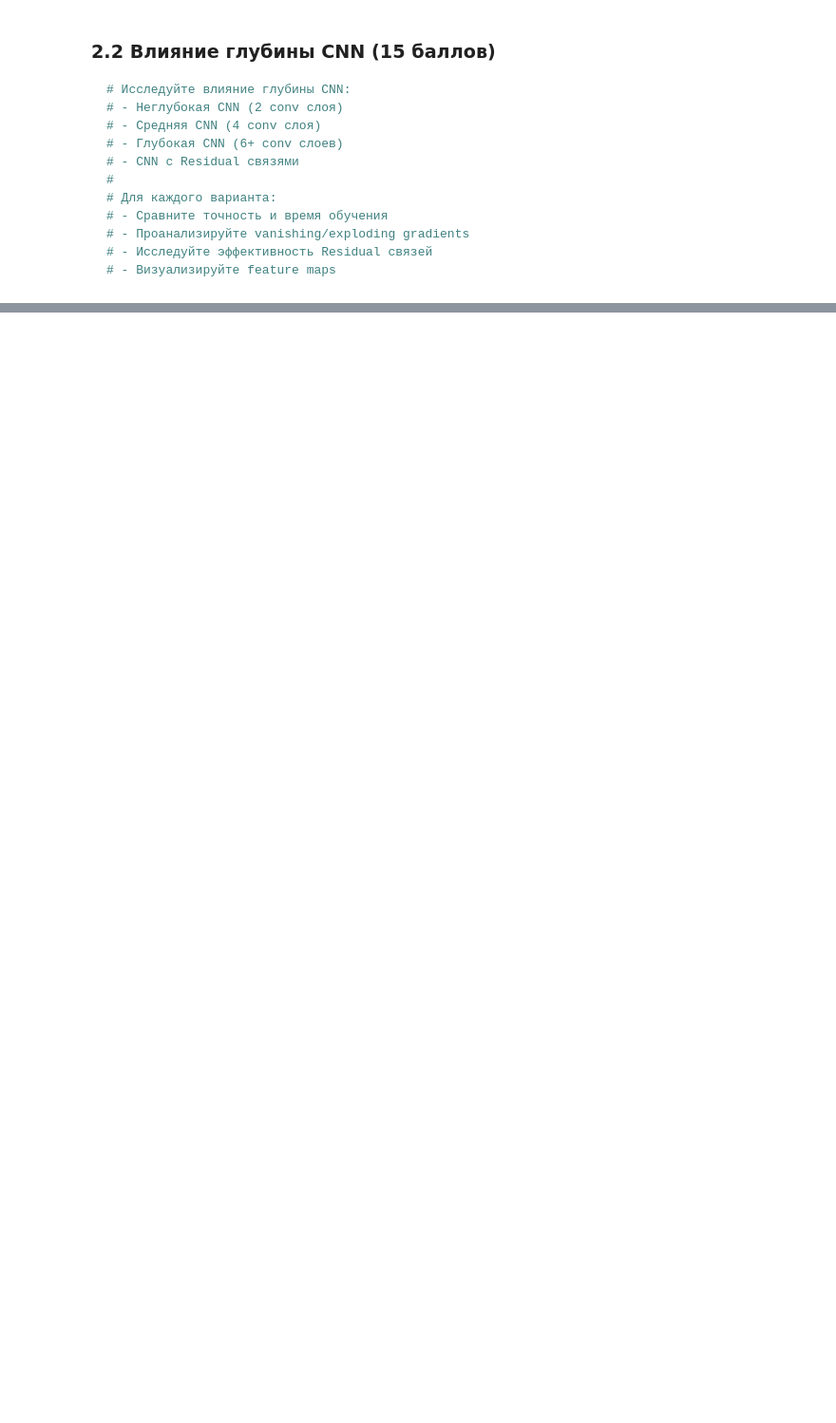
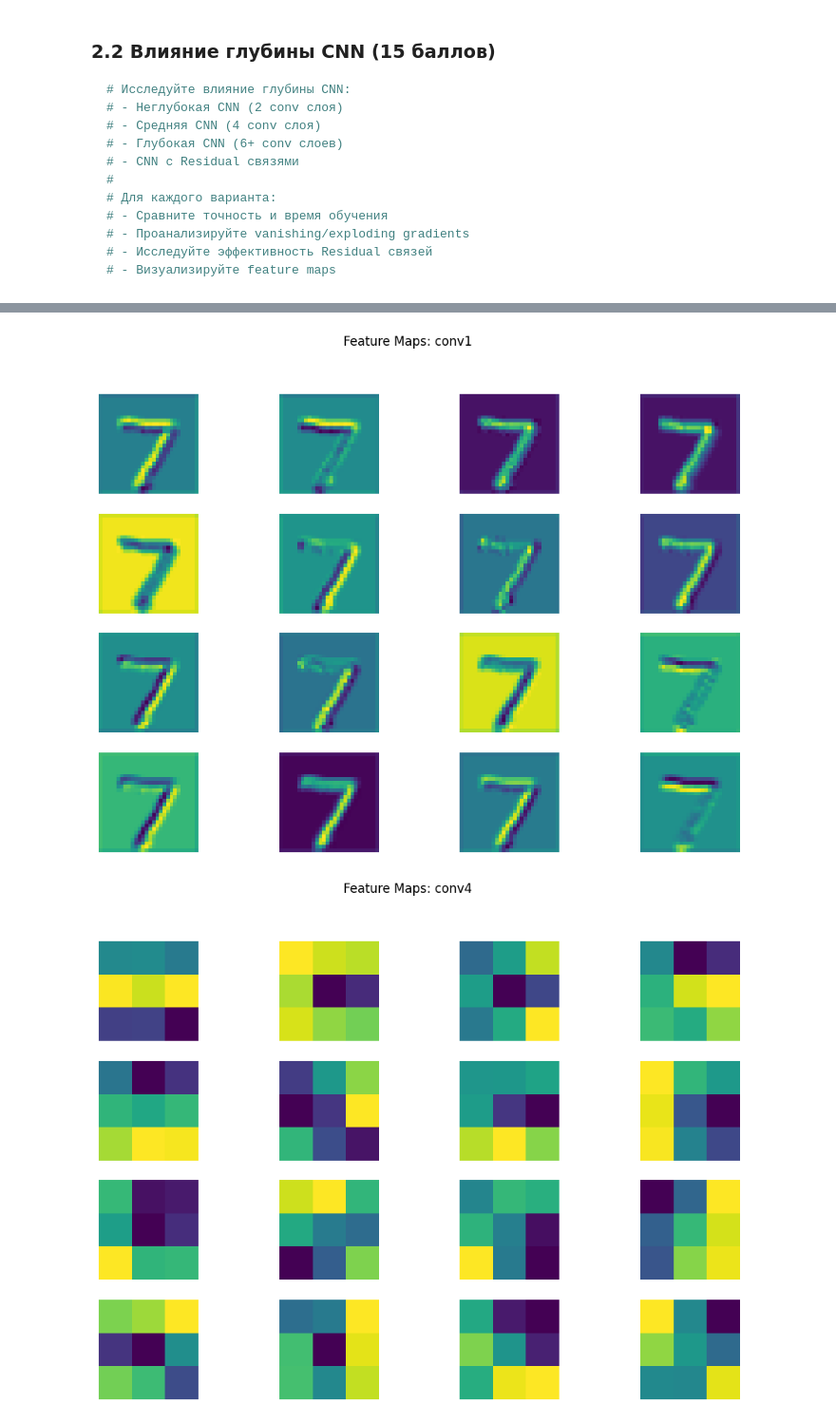
Before and after one commit to experiencedInternetUser/torch, a Jupyter notebook: lesson4-conv-models/homework_cnn_architecture_analysis.ipynb, the cells around one changed output, grey strips where cells are left out. Shown at 95% size. Saved outputs shown, nothing was run; the diff lists cells and outputs as text; code cells hidden in the pictures; blank space fills up the shorter version.

```diff
--- a/lesson4-conv-models/homework_cnn_architecture_analysis.ipynb
+++ b/lesson4-conv-models/homework_cnn_architecture_analysis.ipynb
@@ -288,0 +545,6 @@ visualize_activations(CNN_combo, test_loader, device)
+# %%
+visualize_feature_maps(mediumCNN, test_loader, device, layer_name='conv1')
+visualize_feature_maps(mediumCNN, test_loader, device, layer_name='conv4')
+# %% [output]
+[figure, added]
+[figure, added]
```
Also changed, not shown: parts of 13 cells of this notebook, 4 other files.
